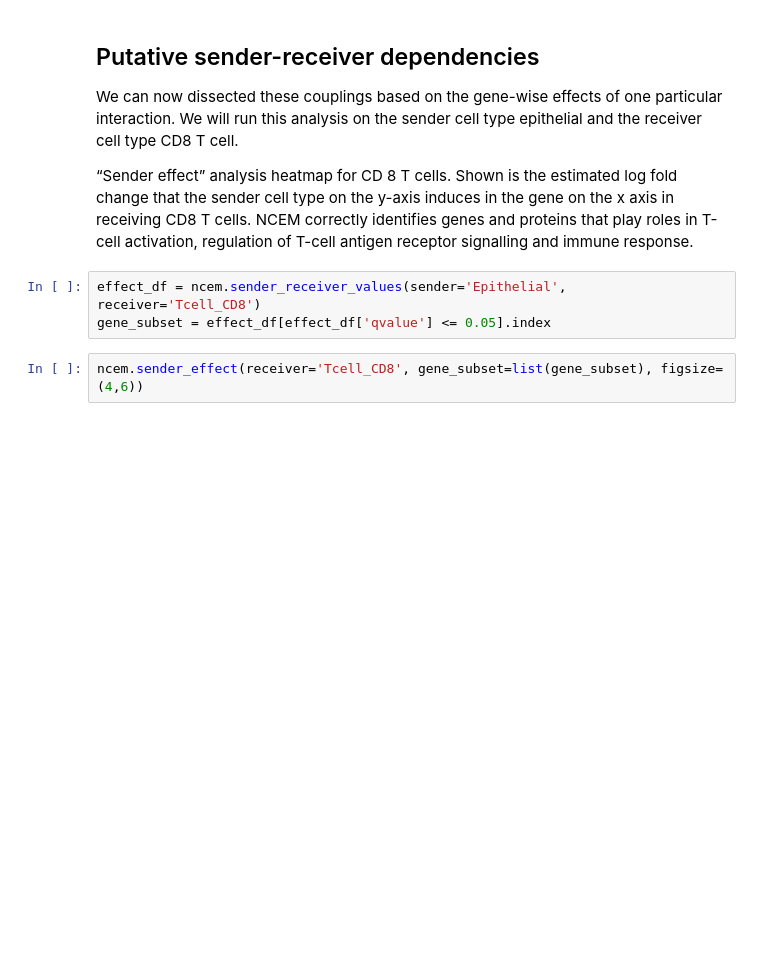
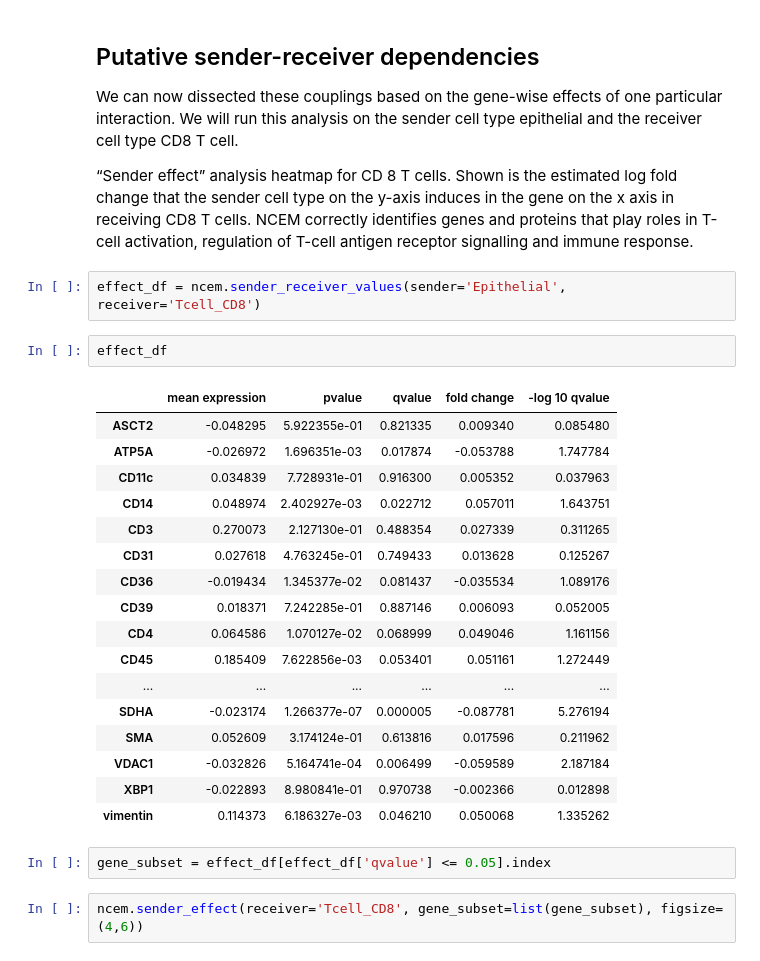
Before and after one commit to theislab/spatial_scog_workshop_2022, a Jupyter notebook: ncem/tutorial_ncem.ipynb, the cells around one changed output. Cells and saved outputs as stored; diff of their text form; blank space fills up the shorter version.

```diff
--- a/ncem/tutorial_ncem.ipynb
+++ b/ncem/tutorial_ncem.ipynb
@@ -233,7 +233,28 @@ We can now dissected these couplings based on the gene-wise effects of one parti
 “Sender effect” analysis heatmap for CD 8 T cells. Shown is the estimated log fold change that the sender cell type on the y-axis induces in the gene on the x axis in receiving CD8 T cells. NCEM correctly identifies genes and proteins that play roles in T-cell activation, regulation of T-cell antigen receptor signalling and immune response.
 # %%
 effect_df = ncem.sender_receiver_values(sender='Epithelial', receiver='Tcell_CD8')
-gene_subset = effect_df[effect_df['qvalue'] <= 0.05].index
+# %%
+effect_df
+# %% [output]
+|  | mean expression | pvalue | qvalue | fold change | -log 10 qvalue |
+| ASCT2 | -0.048295 | 5.922355e-01 | 0.821335 | 0.009340 | 0.085480 |
+| ATP5A | -0.026972 | 1.696351e-03 | 0.017874 | -0.053788 | 1.747784 |
+| CD11c | 0.034839 | 7.728931e-01 | 0.916300 | 0.005352 | 0.037963 |
+| CD14 | 0.048974 | 2.402927e-03 | 0.022712 | 0.057011 | 1.643751 |
+| CD3 | 0.270073 | 2.127130e-01 | 0.488354 | 0.027339 | 0.311265 |
+| CD31 | 0.027618 | 4.763245e-01 | 0.749433 | 0.013628 | 0.125267 |
+| CD36 | -0.019434 | 1.345377e-02 | 0.081437 | -0.035534 | 1.089176 |
+| CD39 | 0.018371 | 7.242285e-01 | 0.887146 | 0.006093 | 0.052005 |
+| CD4 | 0.064586 | 1.070127e-02 | 0.068999 | 0.049046 | 1.161156 |
+| CD45 | 0.185409 | 7.622856e-03 | 0.053401 | 0.051161 | 1.272449 |
+| ... | ... | ... | ... | ... | ... |
+| SDHA | -0.023174 | 1.266377e-07 | 0.000005 | -0.087781 | 5.276194 |
+| SMA | 0.052609 | 3.174124e-01 | 0.613816 | 0.017596 | 0.211962 |
+| VDAC1 | -0.032826 | 5.164741e-04 | 0.006499 | -0.059589 | 2.187184 |
+| XBP1 | -0.022893 | 8.980841e-01 | 0.970738 | -0.002366 | 0.012898 |
+| vimentin | 0.114373 | 6.186327e-03 | 0.046210 | 0.050068 | 1.335262 |
+# %%
+gene_subset = effect_df[effect_df['qvalue'] <= 0.05].index
 # %%
 ncem.sender_effect(receiver='Tcell_CD8', gene_subset=list(gene_subset), figsize=(4,6))
 # %% [output]
```
Also changed, not shown: parts of 4 cells of this notebook, 2 other files.
